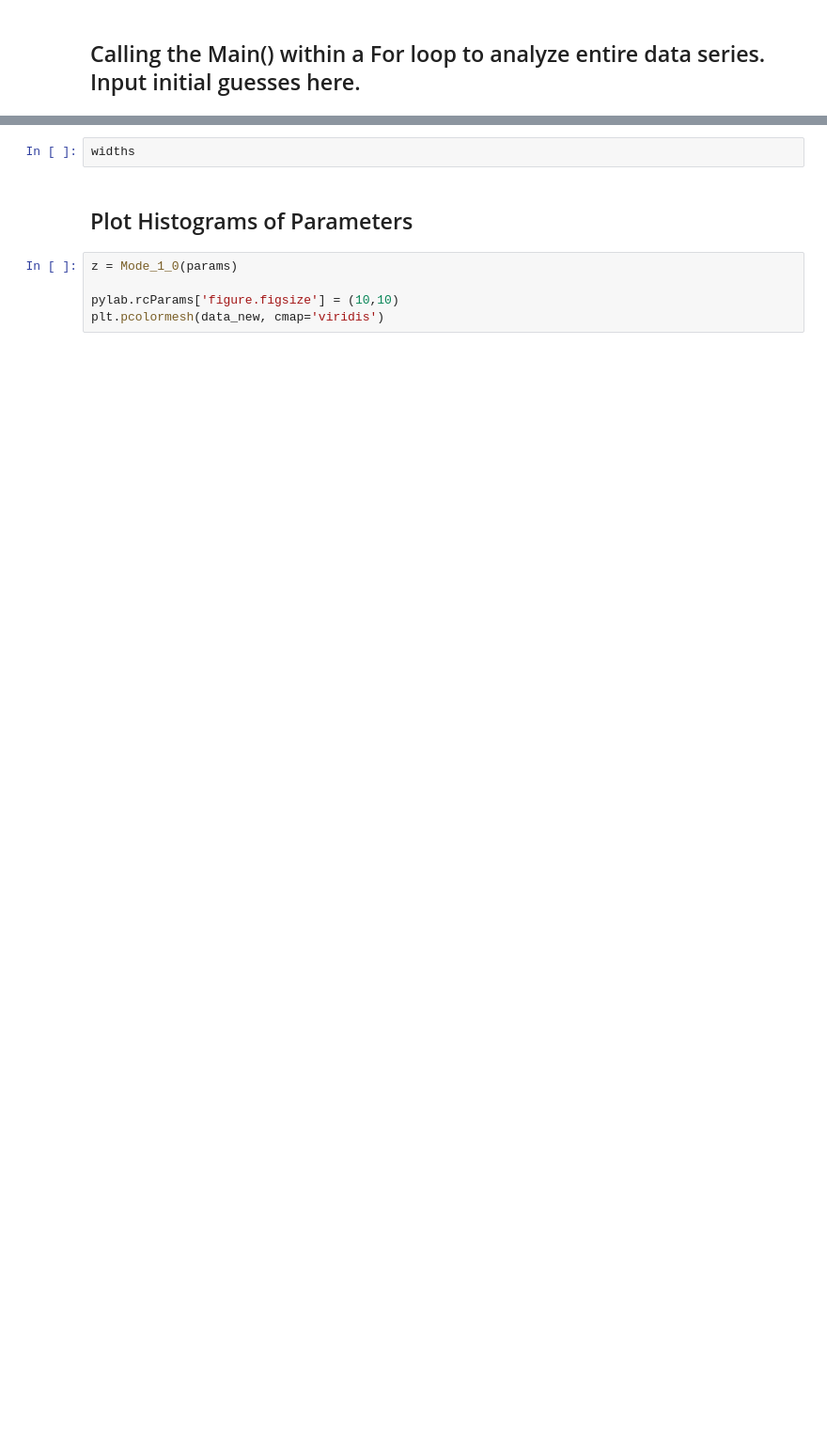
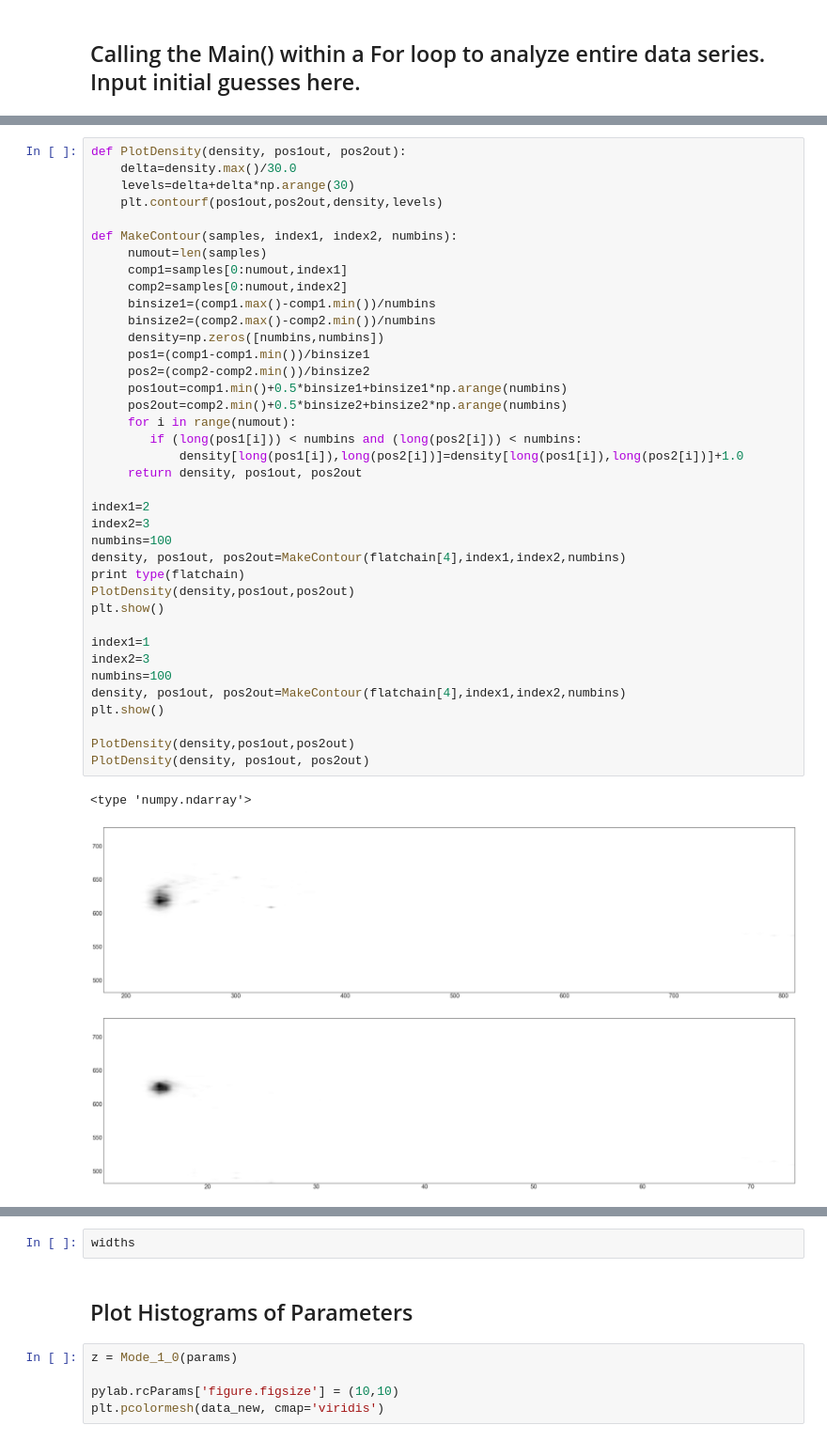
Before and after one commit to Eflom/LG_Fitting, a Jupyter notebook: Ensemble MCMC Fitting Routine.ipynb, the cells around one changed output, grey strips where cells are left out. Shown at 94% size. Cells and saved outputs as stored; diff of their text form; blank space fills up the shorter version.

```diff
--- a/Ensemble MCMC Fitting Routine.ipynb
+++ b/Ensemble MCMC Fitting Routine.ipynb
@@ -288,0 +397,42 @@ Wall time: 57.9 s
+# %%
+def PlotDensity(density, pos1out, pos2out):
+    delta=density.max()/30.0
+    levels=delta+delta*np.arange(30)
+    plt.contourf(pos1out,pos2out,density,levels)
+
+def MakeContour(samples, index1, index2, numbins):
+     numout=len(samples)
+     comp1=samples[0:numout,index1]
+     comp2=samples[0:numout,index2]
+     binsize1=(comp1.max()-comp1.min())/numbins
+     binsize2=(comp2.max()-comp2.min())/numbins
+     density=np.zeros([numbins,numbins])
+     pos1=(comp1-comp1.min())/binsize1
+     pos2=(comp2-comp2.min())/binsize2
+     pos1out=comp1.min()+0.5*binsize1+binsize1*np.arange(numbins)
+     pos2out=comp2.min()+0.5*binsize2+binsize2*np.arange(numbins)
+     for i in range(numout):
+        if (long(pos1[i])) < numbins and (long(pos2[i])) < numbins:
+            density[long(pos1[i]),long(pos2[i])]=density[long(pos1[i]),long(pos2[i])]+1.0
+     return density, pos1out, pos2out
+
+index1=2
+index2=3
+numbins=100
+density, pos1out, pos2out=MakeContour(flatchain[4],index1,index2,numbins)
+print type(flatchain)
+PlotDensity(density,pos1out,pos2out)
+plt.show()
+
+index1=1
+index2=3
+numbins=100
+density, pos1out, pos2out=MakeContour(flatchain[4],index1,index2,numbins)
+plt.show()
+
+PlotDensity(density,pos1out,pos2out)
+PlotDensity(density, pos1out, pos2out)
+# %% [output]
+<type 'numpy.ndarray'>
+[figure, added]
+[figure, added]
```
Also changed, not shown: parts of 37 cells of this notebook, 1 other file.
